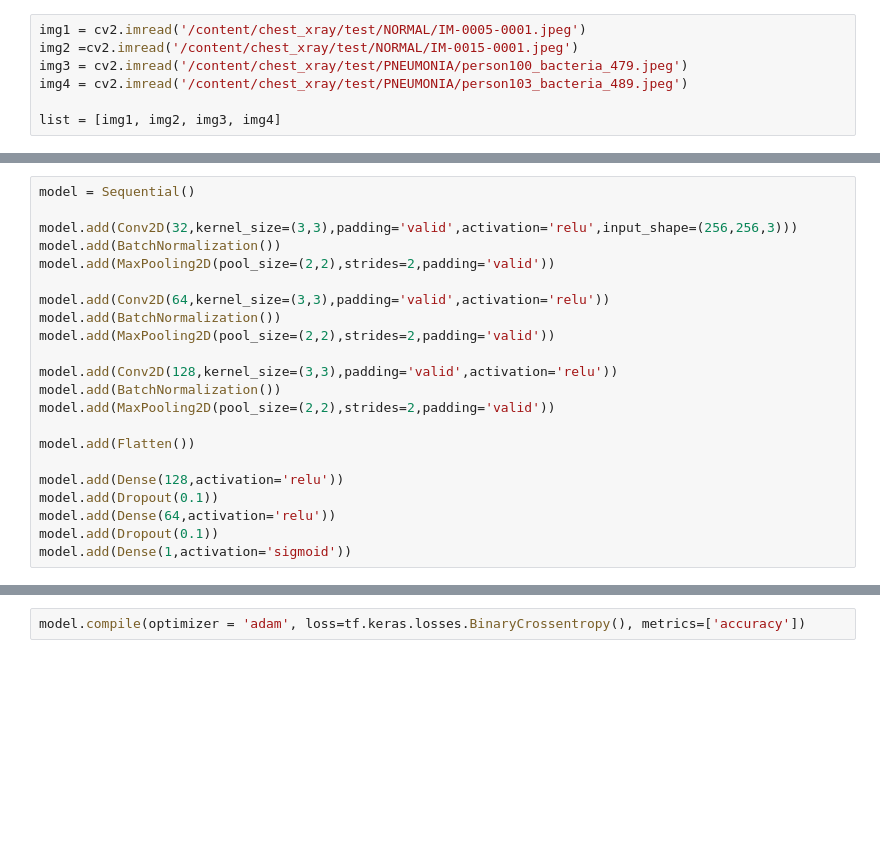
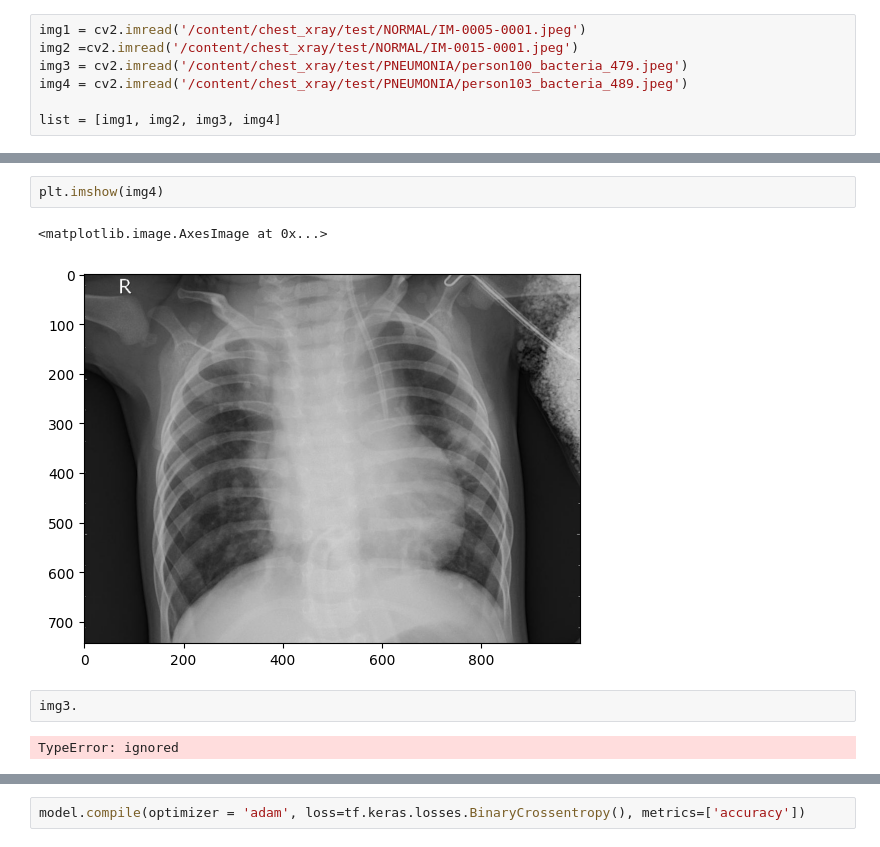
Before and after one commit to forbiddenvelocity/pneumonia-ai, a Jupyter notebook: Pnuemonia_Detection.ipynb, the cells around one changed output, grey strips where cells are left out. Drawn from its saved outputs; the diff is of its cells as text; blank space fills up the shorter version.

```diff
--- a/Pnuemonia_Detection.ipynb
+++ b/Pnuemonia_Detection.ipynb
@@ -63,22 +58,9 @@ for i in range(3):
-# %%
-model = Sequential()
-
-model.add(Conv2D(32,kernel_size=(3,3),padding='valid',activation='relu',input_shape=(256,256,3)))
-model.add(BatchNormalization())
-model.add(MaxPooling2D(pool_size=(2,2),strides=2,padding='valid'))
-
-model.add(Conv2D(64,kernel_size=(3,3),padding='valid',activation='relu'))
-model.add(BatchNormalization())
-model.add(MaxPooling2D(pool_size=(2,2),strides=2,padding='valid'))
-
-model.add(Conv2D(128,kernel_size=(3,3),padding='valid',activation='relu'))
-model.add(BatchNormalization())
-model.add(MaxPooling2D(pool_size=(2,2),strides=2,padding='valid'))
-
-model.add(Flatten())
-
-model.add(Dense(128,activation='relu'))
-model.add(Dropout(0.1))
-model.add(Dense(64,activation='relu'))
-model.add(Dropout(0.1))
-model.add(Dense(1,activation='sigmoid'))
+# %%
+plt.imshow(img4)
+# %% [output]
+<matplotlib.image.AxesImage at 0x...>
+[figure, added]
+# %%
+img3.
+# %% [output]
+TypeError: ignored
```
Also changed, not shown: parts of 11 cells of this notebook.
